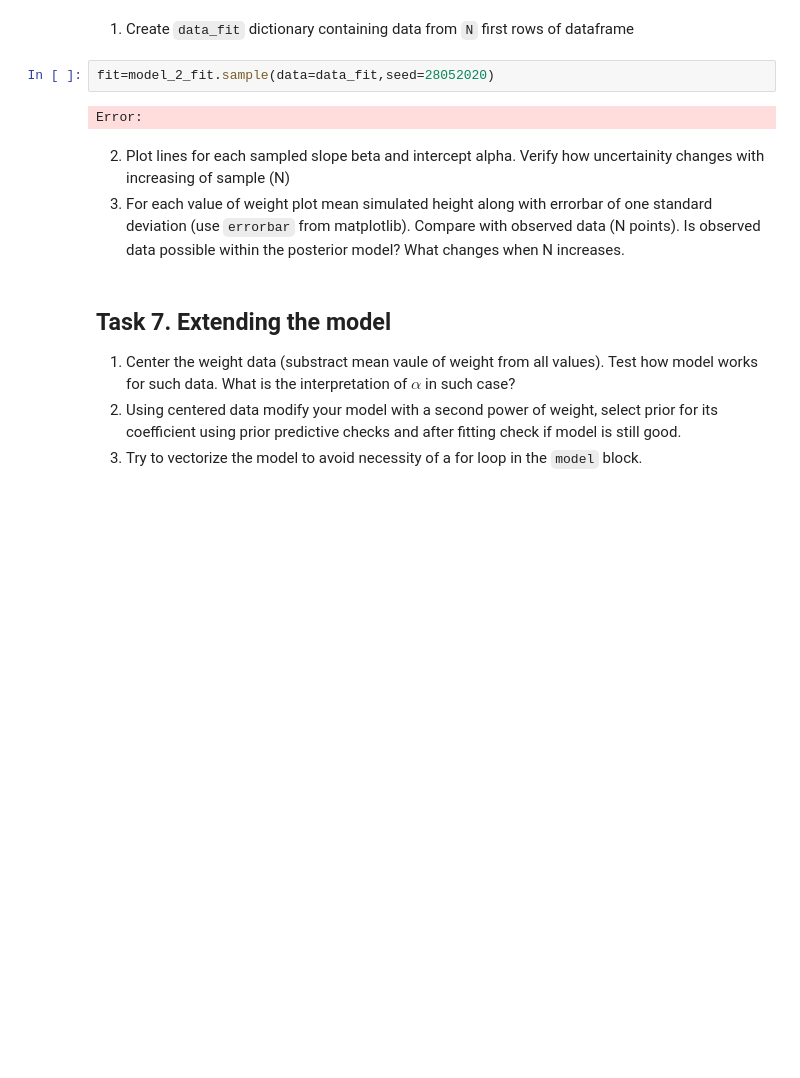
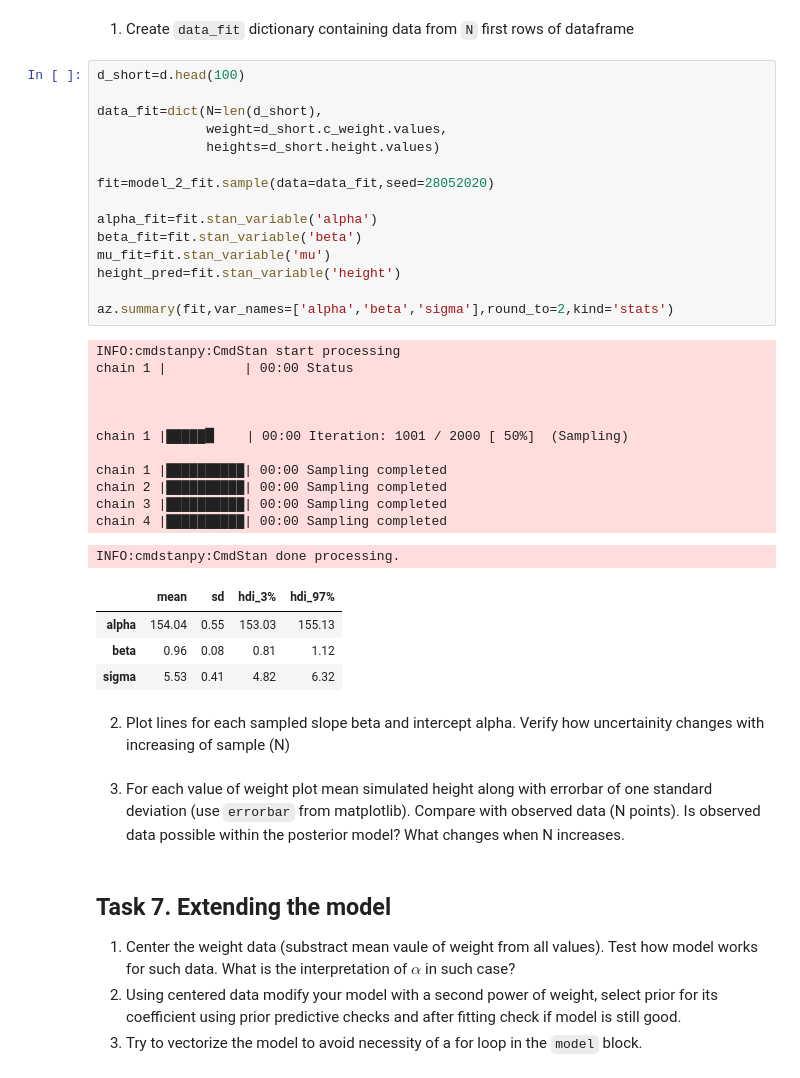
Before and after one commit to DanieloSendi/LaboratoryClasses_Data_Analitycs, a Jupyter notebook: Lab_4_Linear_models_modelling_height_of_Kung_people/Lab_4_Linear_models_modelling_height_of_Kung.ipynb, the cells around one changed output. Cells and saved outputs as stored; diff of their text form; blank space fills up the shorter version.

````diff
--- a/Lab_4_Linear_models_modelling_height_of_Kung_people/Lab_4_Linear_models_modelling_height_of_Kung.ipynb
+++ b/Lab_4_Linear_models_modelling_height_of_Kung_people/Lab_4_Linear_models_modelling_height_of_Kung.ipynb
@@ -282,12 +297,42 @@ rm -f /home/LaboratoryClasses_Data_Analitycs/Lab_4_Linear_models_modelling_heigh
 # %% [markdown]
 1. Create ```data_fit``` dictionary containing data from  ```N``` first rows of dataframe
-# %%
-fit=model_2_fit.sample(data=data_fit,seed=28052020)
-# %% [output]
-Error:
+# %%
+d_short=d.head(100)
+
+data_fit=dict(N=len(d_short),
+              weight=d_short.c_weight.values,
+              heights=d_short.height.values)
+
+fit=model_2_fit.sample(data=data_fit,seed=28052020)
+
+alpha_fit=fit.stan_variable('alpha')
+beta_fit=fit.stan_variable('beta')
+mu_fit=fit.stan_variable('mu')
+height_pred=fit.stan_variable('height')
+
+az.summary(fit,var_names=['alpha','beta','sigma'],round_to=2,kind='stats')
+# %% [output]
+INFO:cmdstanpy:CmdStan start processing
+chain 1 |          | 00:00 Status
+
+
+
+chain 1 |█████▉    | 00:00 Iteration: 1001 / 2000 [ 50%]  (Sampling)
+
+chain 1 |██████████| 00:00 Sampling completed
+chain 2 |██████████| 00:00 Sampling completed
+chain 3 |██████████| 00:00 Sampling completed
+chain 4 |██████████| 00:00 Sampling completed
+INFO:cmdstanpy:CmdStan done processing.
+|  | mean | sd | hdi_3% | hdi_97% |
+| alpha | 154.04 | 0.55 | 153.03 | 155.13 |
+| beta | 0.96 | 0.08 | 0.81 | 1.12 |
+| sigma | 5.53 | 0.41 | 4.82 | 6.32 |
+# %% [markdown]
+2. Plot lines for each sampled slope beta and intercept alpha. Verify how uncertainity changes with increasing of sample (N)
 # %% [markdown]
-2. Plot lines for each sampled slope beta and intercept alpha. Verify how uncertainity changes with increasing of sample (N)
-2. For each value of weight plot mean simulated height along with errorbar of one standard deviation (use ```errorbar``` from matplotlib). Compare with observed data (N points). Is observed data possible within the posterior model? What changes when N increases.
+
+3. For each value of weight plot mean simulated height along with errorbar of one standard deviation (use ```errorbar``` from matplotlib). Compare with observed data (N points). Is observed data possible within the posterior model? What changes when N increases.
 # %% [markdown]
 ## Task 7. Extending the model
 
````
Also changed, not shown: parts of 10 cells of this notebook, 5 other files.
